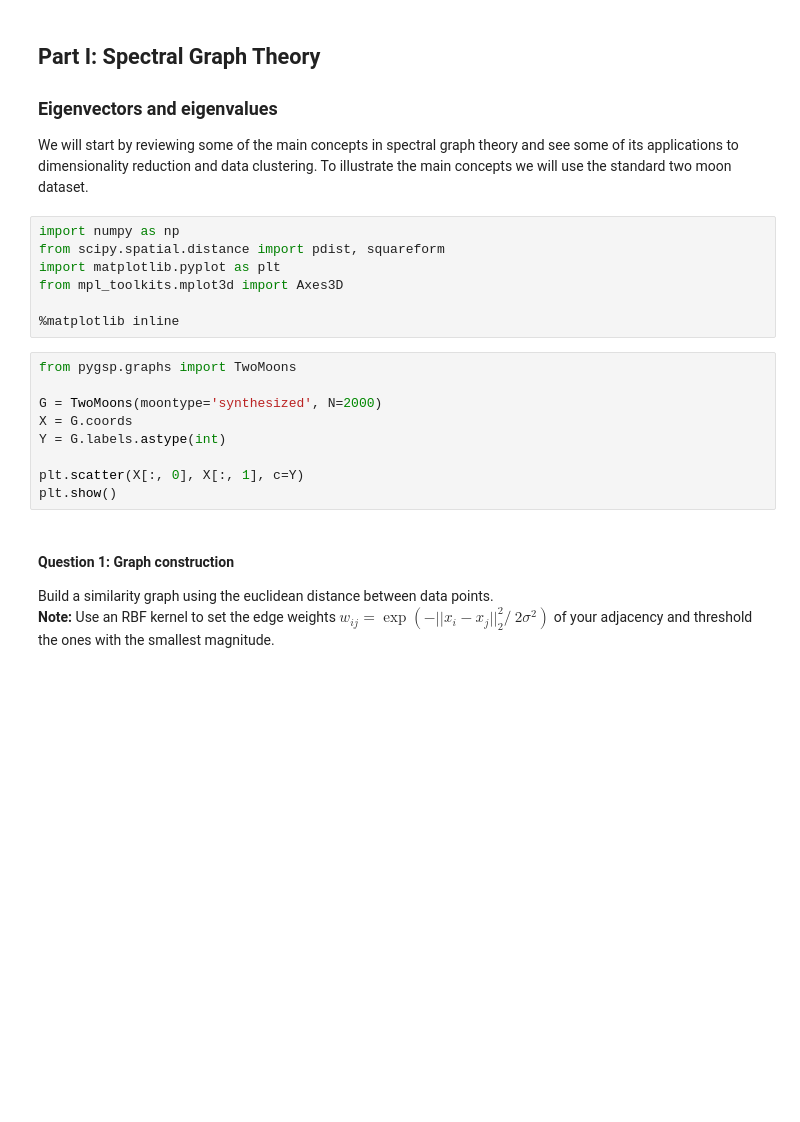
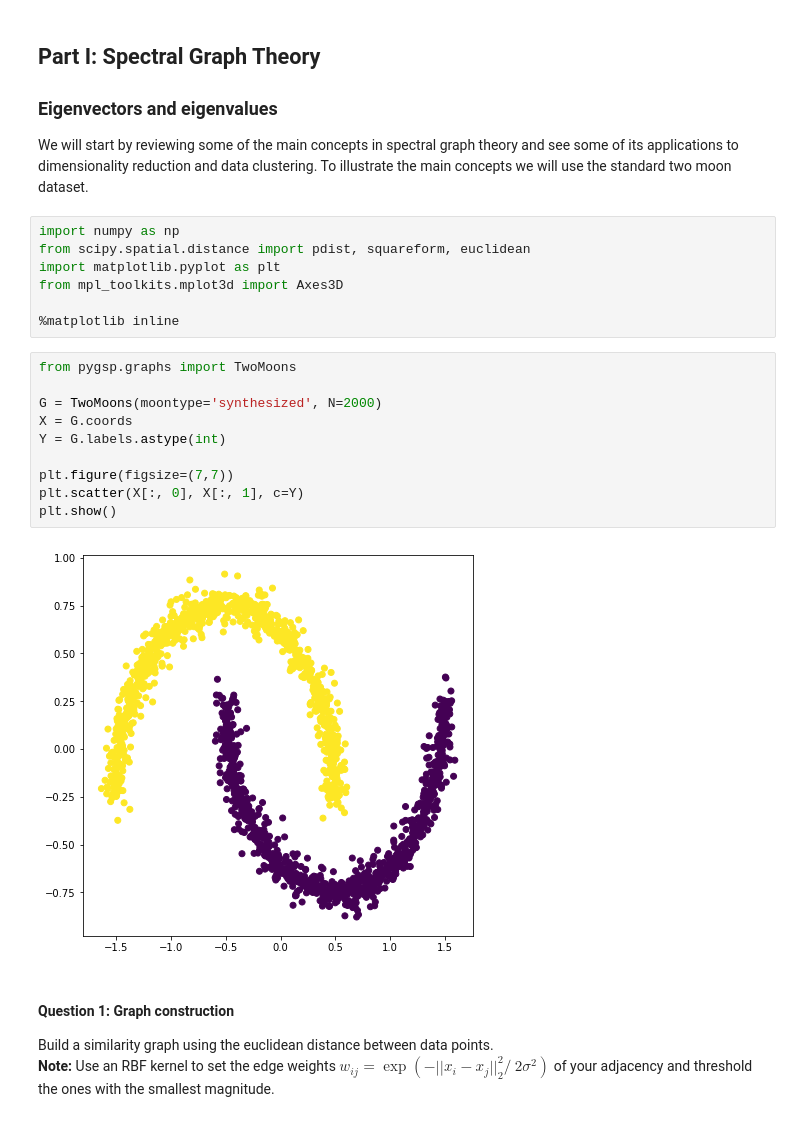
Before and after one commit to JelenaBanjac/network-science-and-graphs, a Jupyter notebook: 2_learning_with_graphs.ipynb, the cells around one changed output. Drawn from its saved outputs; the diff is of its cells as text; blank space fills up the shorter version.

```diff
--- a/2_learning_with_graphs.ipynb
+++ b/2_learning_with_graphs.ipynb
@@ -41,7 +41,7 @@ The assignment is made of three parts:
 We will start by reviewing some of the main concepts in spectral graph theory and see some of its applications to dimensionality reduction and data clustering. To illustrate the main concepts we will use the standard two moon dataset.
 # %%
 import numpy as np
-from scipy.spatial.distance import pdist, squareform
+from scipy.spatial.distance import pdist, squareform, euclidean
 import matplotlib.pyplot as plt
 from mpl_toolkits.mplot3d import Axes3D
 
@@ -49,12 +49,15 @@ from mpl_toolkits.mplot3d import Axes3D
 # %%
 from pygsp.graphs import TwoMoons
 
 G = TwoMoons(moontype='synthesized', N=2000)
 X = G.coords
 Y = G.labels.astype(int)
 
+plt.figure(figsize=(7,7))
 plt.scatter(X[:, 0], X[:, 1], c=Y)
 plt.show()
+# %% [output]
+[figure, added]
 # %% [markdown]
 #### Question 1: Graph construction
 Build a similarity graph using the euclidean distance between data points.
```
Also changed, not shown: parts of 43 cells of this notebook, 1 other file.
